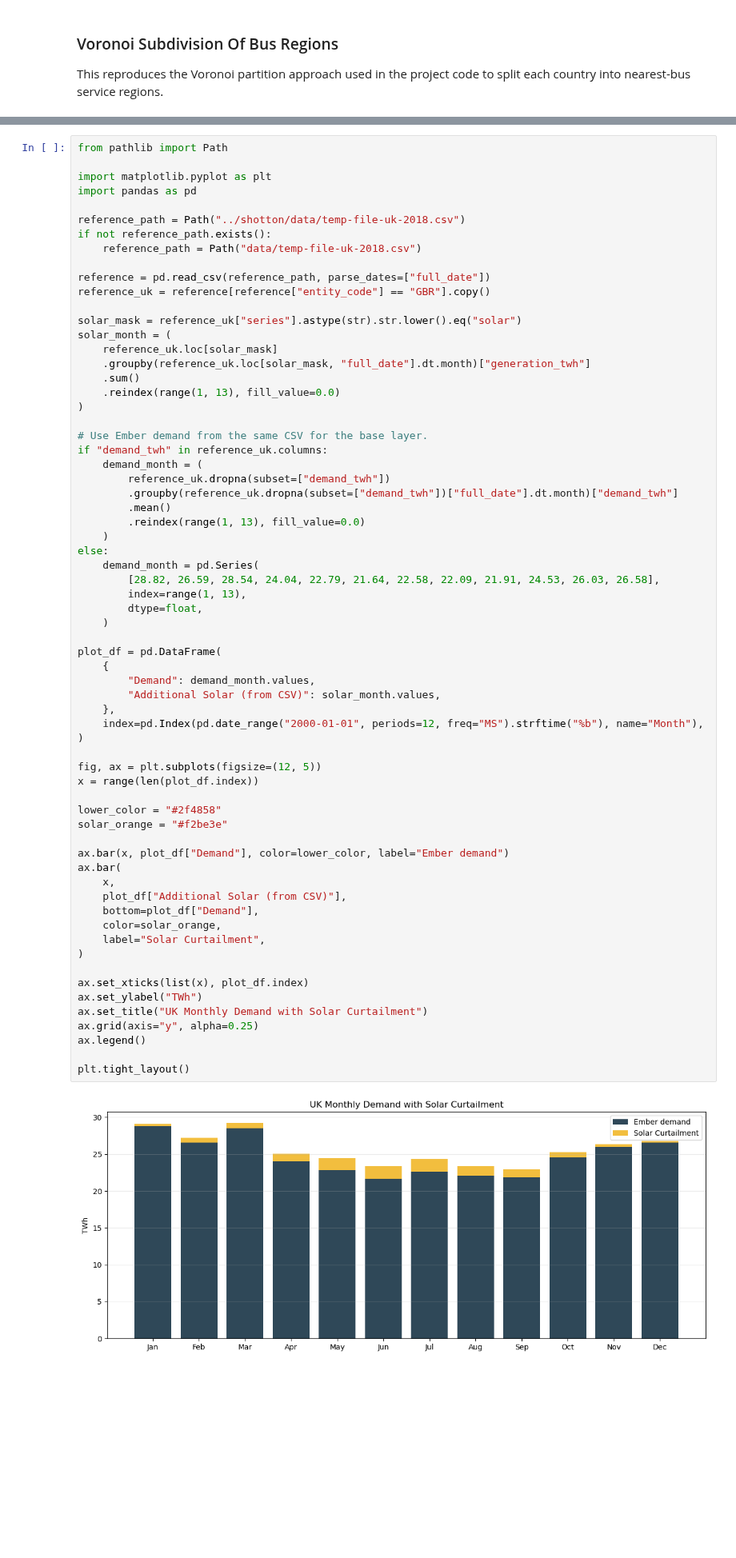
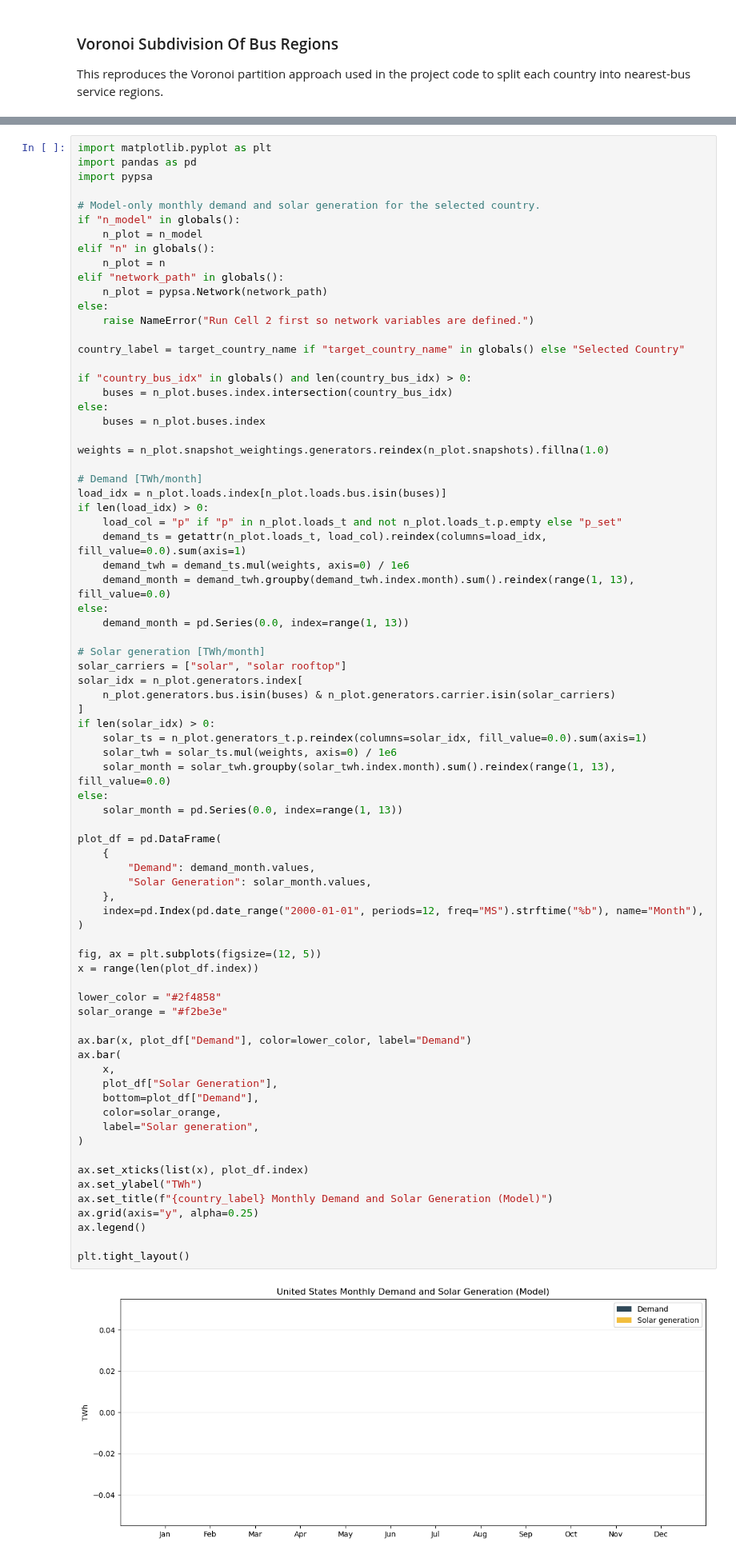
Before and after one commit to not-just-tom/pypsa-earth-jasmin, a Jupyter notebook: shotton/plots.ipynb, the cells around one changed output, grey strips where cells are left out. Shown at 80% size. Cells and saved outputs as stored; diff of their text form; blank space fills up the shorter version.

```diff
--- a/shotton/plots.ipynb
+++ b/shotton/plots.ipynb
@@ -349,71 +692,81 @@ Model snapshot years: [2018]
 # %%
-from pathlib import Path
-
 import matplotlib.pyplot as plt
 import pandas as pd
+import pypsa
 
-reference_path = Path("../shotton/data/temp-file-uk-2018.csv")
-if not reference_path.exists():
-    reference_path = Path("data/temp-file-uk-2018.csv")
+# Model-only monthly demand and solar generation for the selected country.
+if "n_model" in globals():
+    n_plot = n_model
+elif "n" in globals():
+    n_plot = n
+elif "network_path" in globals():
+    n_plot = pypsa.Network(network_path)
+else:
+    raise NameError("Run Cell 2 first so network variables are defined.")
 
-reference = pd.read_csv(reference_path, parse_dates=["full_date"])
-reference_uk = reference[reference["entity_code"] == "GBR"].copy()
+country_label = target_country_name if "target_country_name" in globals() else "Selected Country"
 
-solar_mask = reference_uk["series"].astype(str).str.lower().eq("solar")
-solar_month = (
-    reference_uk.loc[solar_mask]
-    .groupby(reference_uk.loc[solar_mask, "full_date"].dt.month)["generation_twh"]
-    .sum()
-    .reindex(range(1, 13), fill_value=0.0)
-)
+if "country_bus_idx" in globals() and len(country_bus_idx) > 0:
+    buses = n_plot.buses.index.intersection(country_bus_idx)
+else:
+    buses = n_plot.buses.index
 
-# Use Ember demand from the same CSV for the base layer.
-if "demand_twh" in reference_uk.columns:
-    demand_month = (
-        reference_uk.dropna(subset=["demand_twh"])
-        .groupby(reference_uk.dropna(subset=["demand_twh"])["full_date"].dt.month)["demand_twh"]
-        .mean()
-        .reindex(range(1, 13), fill_value=0.0)
-    )
+weights = n_plot.snapshot_weightings.generators.reindex(n_plot.snapshots).fillna(1.0)
+
+# Demand [TWh/month]
+load_idx = n_plot.loads.index[n_plot.loads.bus.isin(buses)]
+if len(load_idx) > 0:
+    load_col = "p" if "p" in n_plot.loads_t and not n_plot.loads_t.p.empty else "p_set"
+    demand_ts = getattr(n_plot.loads_t, load_col).reindex(columns=load_idx, fill_value=0.0).sum(axis=1)
+    demand_twh = demand_ts.mul(weights, axis=0) / 1e6
+    demand_month = demand_twh.groupby(demand_twh.index.month).sum().reindex(range(1, 13), fill_value=0.0)
 else:
-    demand_month = pd.Series(
-        [28.82, 26.59, 28.54, 24.04, 22.79, 21.64, 22.58, 22.09, 21.91, 24.53, 26.03, 26.58],
-        index=range(1, 13),
-        dtype=float,
-    )
+    demand_month = pd.Series(0.0, index=range(1, 13))
+
+# Solar generation [TWh/month]
+solar_carriers = ["solar", "solar rooftop"]
+solar_idx = n_plot.generators.index[
+    n_plot.generators.bus.isin(buses) & n_plot.generators.carrier.isin(solar_carriers)
+]
+if len(solar_idx) > 0:
+    solar_ts = n_plot.generators_t.p.reindex(columns=solar_idx, fill_value=0.0).sum(axis=1)
+    solar_twh = solar_ts.mul(weights, axis=0) / 1e6
+    solar_month = solar_twh.groupby(solar_twh.index.month).sum().reindex(range(1, 13), fill_value=0.0)
+else:
+    solar_month = pd.Series(0.0, index=range(1, 13))
 
 plot_df = pd.DataFrame(
     {
         "Demand": demand_month.values,
-        "Additional Solar (from CSV)": solar_month.values,
+        "Solar Generation": solar_month.values,
     },
     index=pd.Index(pd.date_range("2000-01-01", periods=12, freq="MS").strftime("%b"), name="Month"),
 )
 
 fig, ax = plt.subplots(figsize=(12, 5))
 x = range(len(plot_df.index))
 
 lower_color = "#2f4858"
 solar_orange = "#f2be3e"
 
-ax.bar(x, plot_df["Demand"], color=lower_color, label="Ember demand")
+ax.bar(x, plot_df["Demand"], color=lower_color, label="Demand")
 ax.bar(
     x,
-    plot_df["Additional Solar (from CSV)"],
+    plot_df["Solar Generation"],
     bottom=plot_df["Demand"],
     color=solar_orange,
-    label="Solar Curtailment",
+    label="Solar generation",
 )
 
 ax.set_xticks(list(x), plot_df.index)
 ax.set_ylabel("TWh")
-ax.set_title("UK Monthly Demand with Solar Curtailment")
+ax.set_title(f"{country_label} Monthly Demand and Solar Generation (Model)")
 ax.grid(axis="y", alpha=0.25)
 ax.legend()
 
 plt.tight_layout()
 # %% [output]
-[figure, old version]
+[figure, new version]
 # %%
 from pathlib import Path
 
```
Also changed, not shown: parts of 6 cells of this notebook, 3 other files.
